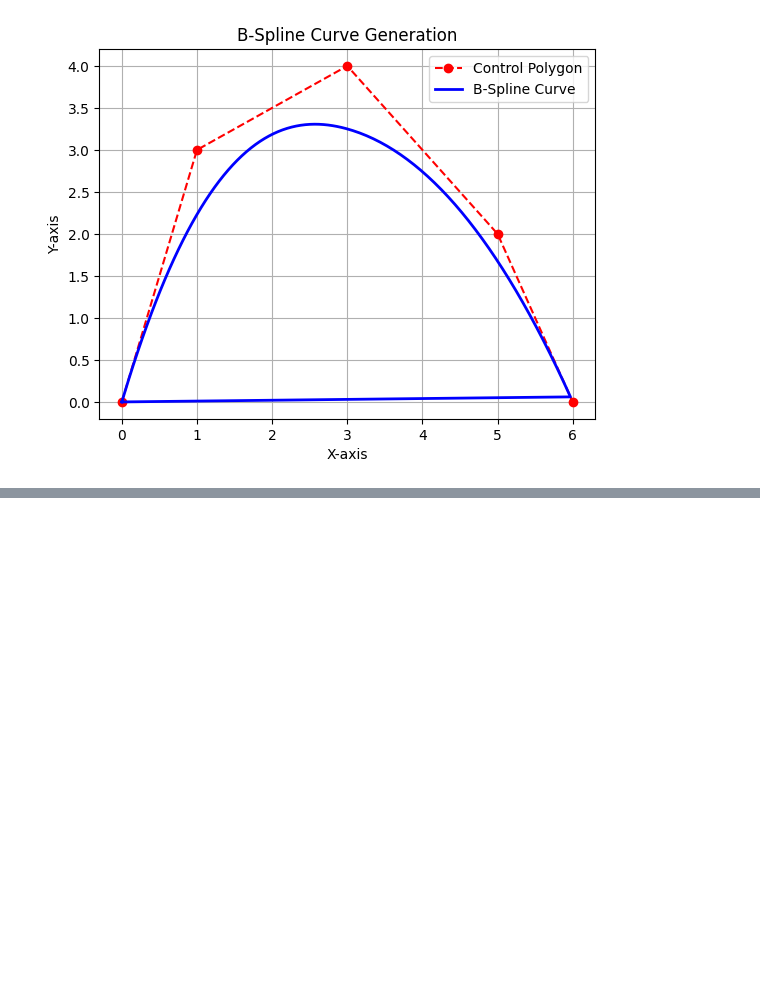
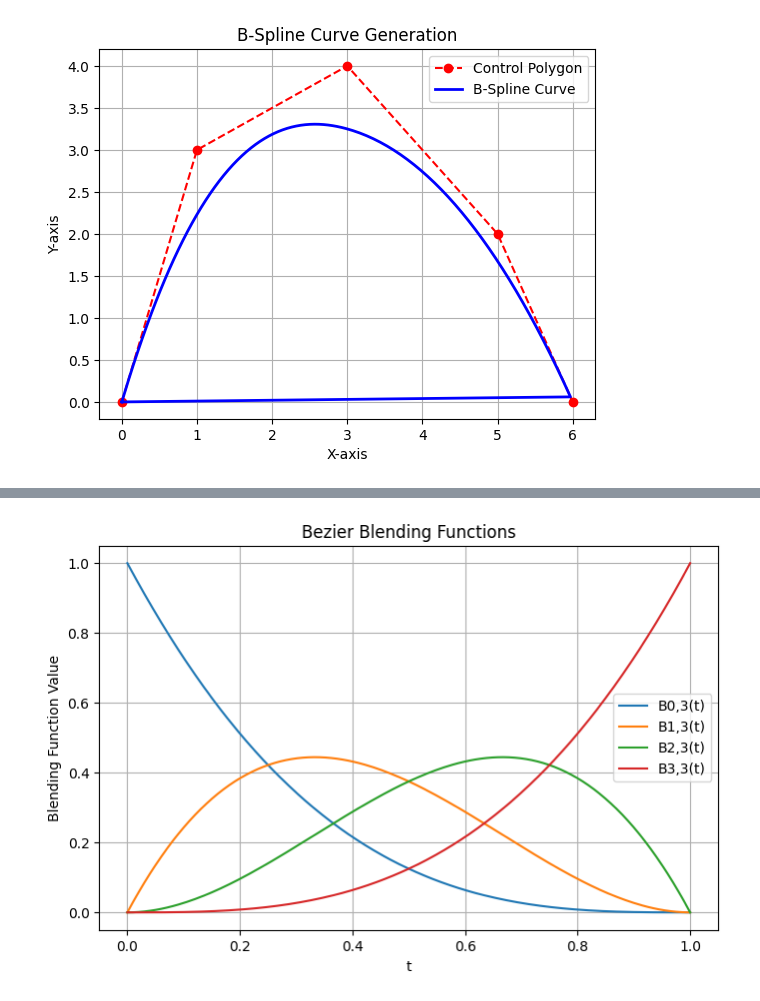
Before and after one commit to SajjadHossainSoykot/ICT-4108-Computer-Graphics-and-Visualizations-Laboratory, a Jupyter notebook: All_Graphics_Lab.ipynb, the cells around one changed output, grey strips where cells are left out. Drawn from its saved outputs; the diff is of its cells as text; code cells hidden in the pictures; blank space fills up the shorter version.

```diff
--- a/All_Graphics_Lab.ipynb
+++ b/All_Graphics_Lab.ipynb
@@ -1454,0 +1520,30 @@ plt.show()
+# %%
+import numpy as np
+import matplotlib.pyplot as plt
+from math import comb
+
+def bezier_blending_function(n, i, t):
+    return comb(n, i) * (t ** i) * ((1 - t) ** (n - i))
+
+# Number of control points
+control_points = 4
+degree = control_points - 1
+
+# Parameter values
+t = np.linspace(0, 1, 200)
+
+plt.figure(figsize=(8, 5))
+
+for i in range(control_points):
+    blending_values = bezier_blending_function(degree, i, t)
+    plt.plot(t, blending_values, label=f"B{i},{degree}(t)")
+
+plt.title("Bezier Blending Functions")
+plt.xlabel("t")
+plt.ylabel("Blending Function Value")
+plt.grid(True)
+plt.legend()
+plt.savefig("Exp11_Output.png")
+plt.show()
+# %% [output]
+[figure, added]
```
Also changed, not shown: parts of 3 cells of this notebook.
